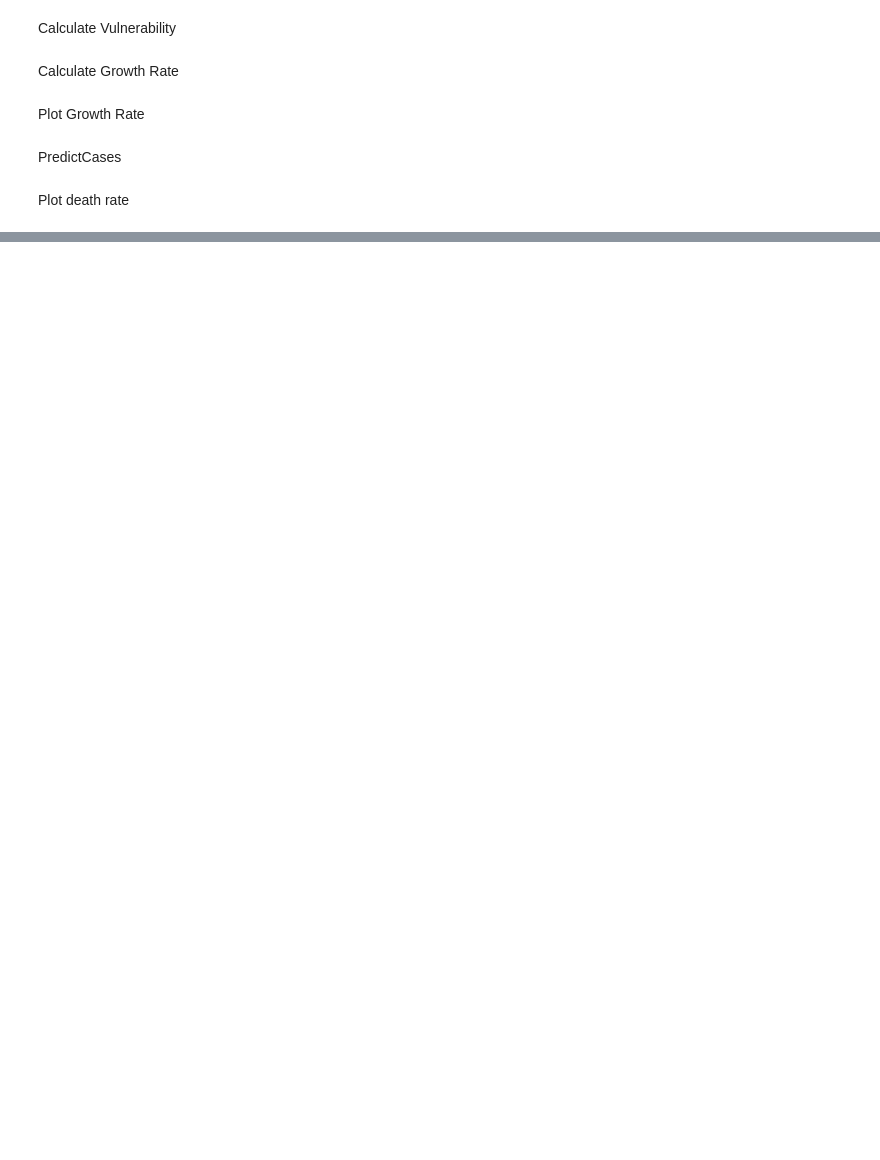
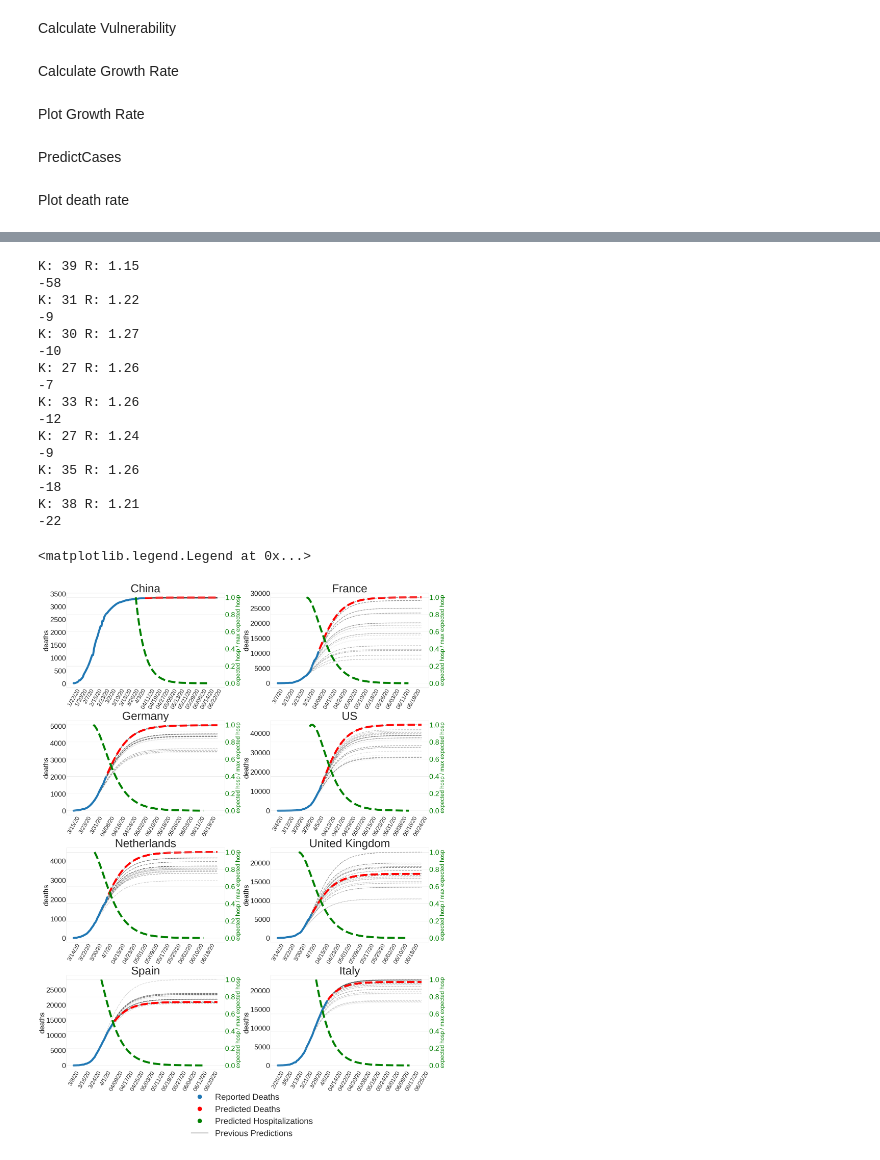
Before and after one commit to lachmann12/covid19, a Jupyter notebook: Predict exponential.ipynb, the cells around one changed output, grey strips where cells are left out. Cells and saved outputs as stored; diff of their text form; code cells hidden in the pictures; blank space fills up the shorter version.

```diff
--- a/Predict exponential.ipynb
+++ b/Predict exponential.ipynb
@@ -385,0 +781,54 @@ plt.legend(handles=legend_elements, fontsize=20, bbox_to_anchor=(1.02, 1), loc='
+# %%
+plt.figure(figsize=(40,50))
+
+ax1 = plt.subplot(4,2,1)
+plotPred("China", ax1)
+
+ax1 = plt.subplot(4,2,2)
+plotPred("France", ax1)
+
+ax1 = plt.subplot(4,2,3)
+plotPred("Germany", ax1)
+
+ax1 = plt.subplot(4,2,4)
+plotPred("US", ax1)
+
+ax1 = plt.subplot(4,2,5)
+plotPred("Netherlands", ax1)
+
+ax1 = plt.subplot(4,2,6)
+plotPred("United Kingdom", ax1)
+
+ax1 = plt.subplot(4,2,7)
+plotPred("Spain", ax1)
+
+ax1 = plt.subplot(4,2,8)
+plotPred("Italy", ax1)
+
+plt.tight_layout(w_pad=1.5)
+
+legend_elements = [Line2D([0], [0], marker='o', linewidth=0, label='Reported Deaths', markersize=30),
+                   Line2D([0], [0], marker='o', linewidth=0, color="r", label='Predicted Deaths', markersize=30),
+                   Line2D([0], [0], marker='o', linewidth=0, color="g", label='Predicted Hospitalizations', markersize=30),
+                   Line2D([0], [0], linewidth=4, color="grey", label='Previous Predictions')]
+
+plt.legend(handles=legend_elements, fancybox = True, fontsize=60, bbox_to_anchor=(-0.55, -0.8), loc='lower left', ncol=1)
+# %% [output]
+K: 39 R: 1.15
+-58
+K: 31 R: 1.22
+-9
+K: 30 R: 1.27
+-10
+K: 27 R: 1.26
+-7
+K: 33 R: 1.26
+-12
+K: 27 R: 1.24
+-9
+K: 35 R: 1.26
+-18
+K: 38 R: 1.21
+-22
+<matplotlib.legend.Legend at 0x...>
+[figure, added]
```
Also changed, not shown: parts of 18 cells of this notebook.
